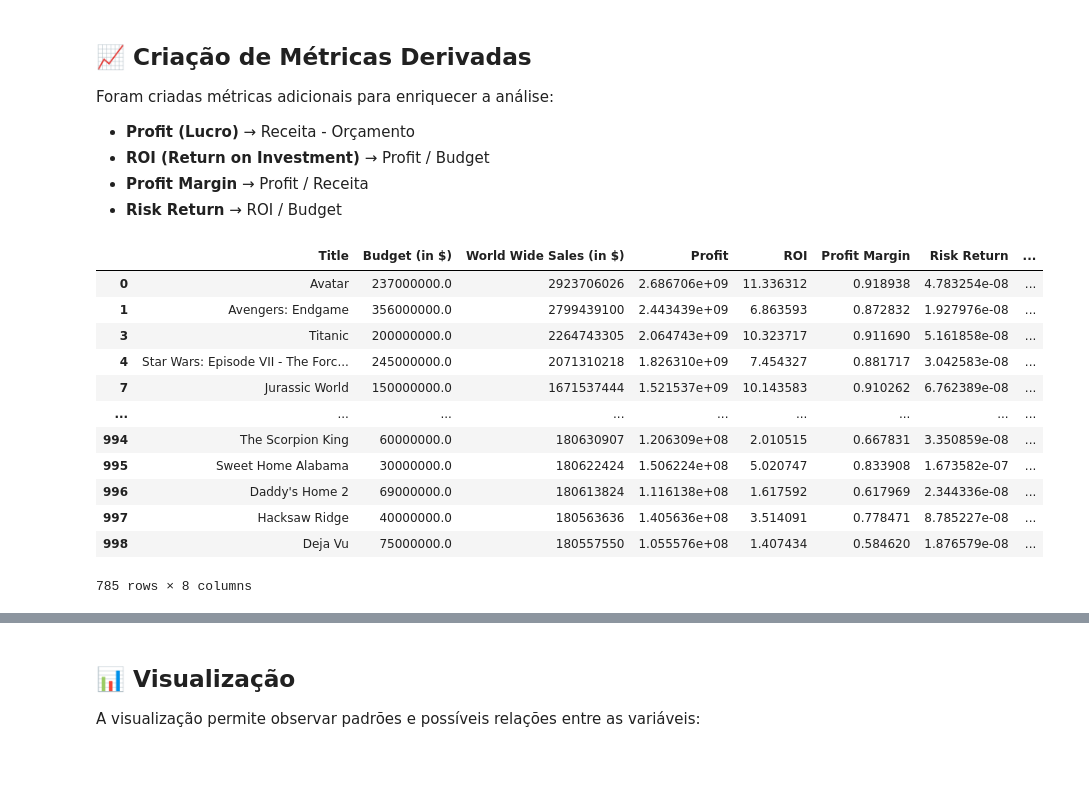
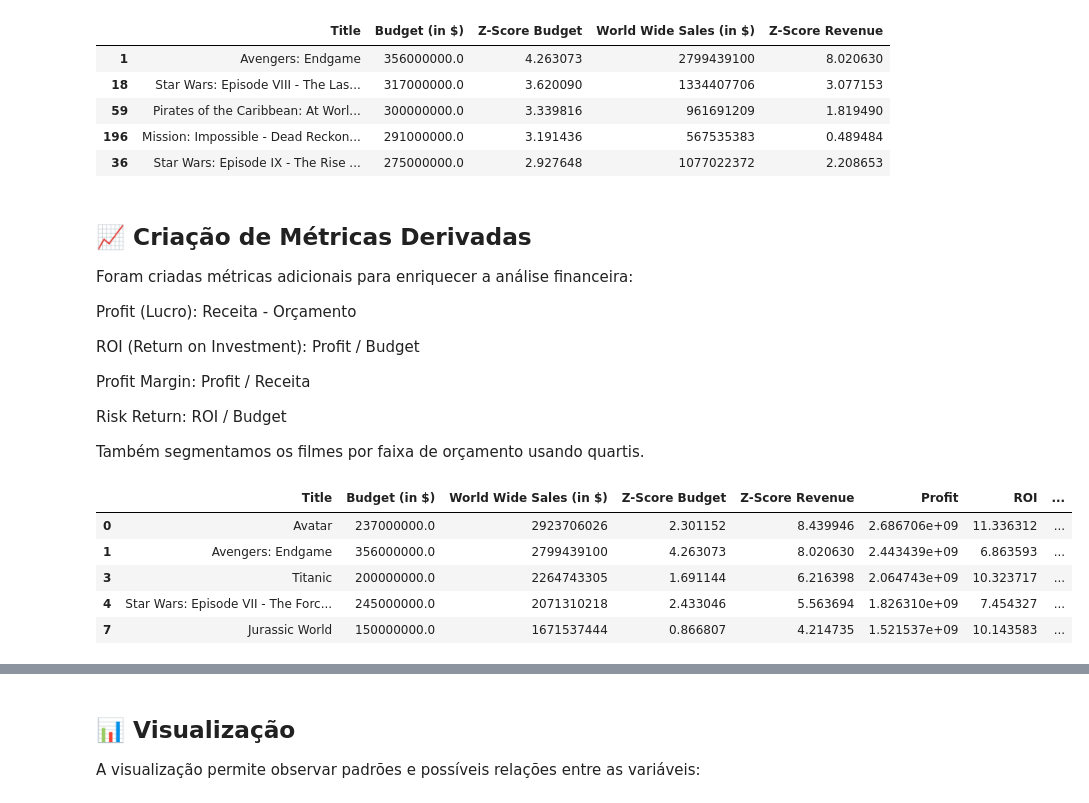
Before and after one commit to gabrielaniceto1/TrabalhoEstatistica, a Jupyter notebook: pergunta2.ipynb, the cells around one changed output, grey strips where cells are left out. Drawn from its saved outputs; the diff is of its cells as text; code cells hidden in the pictures; blank space fills up the shorter version.

```diff
--- a/pergunta2.ipynb
+++ b/pergunta2.ipynb
@@ -83,37 +125,50 @@ df
+# %%
+from scipy.stats import zscore
+
+df['Z-Score Budget'] = zscore(df['Budget (in $)'])
+df['Z-Score Revenue'] = zscore(df['World Wide Sales (in $)'])
+
+# Exibindo os 5 filmes mais fora da curva (Outliers extremos) baseados no Orçamento
+display(df[['Title', 'Budget (in $)', 'Z-Score Budget', 'World Wide Sales (in $)', 'Z-Score Revenue']].sort_values(by='Z-Score Budget', ascending=False).head())
+# %% [output]
+|  | Title | Budget (in $) | Z-Score Budget | World Wide Sales (in $) | Z-Score Revenue |
+| 1 | Avengers: Endgame | 356000000.0 | 4.263073 | 2799439100 | 8.020630 |
+| 18 | Star Wars: Episode VIII - The Las... | 317000000.0 | 3.620090 | 1334407706 | 3.077153 |
+| 59 | Pirates of the Caribbean: At Worl... | 300000000.0 | 3.339816 | 961691209 | 1.819490 |
+| 196 | Mission: Impossible - Dead Reckon... | 291000000.0 | 3.191436 | 567535383 | 0.489484 |
+| 36 | Star Wars: Episode IX - The Rise ... | 275000000.0 | 2.927648 | 1077022372 | 2.208653 |
 # %% [markdown]
 ## 📈 Criação de Métricas Derivadas
 
-Foram criadas métricas adicionais para enriquecer a análise:
+Foram criadas métricas adicionais para enriquecer a análise financeira:
 
-- **Profit (Lucro)** → Receita - Orçamento
-- **ROI (Return on Investment)** → Profit / Budget
-- **Profit Margin** → Profit / Receita
-- **Risk Return** → ROI / Budget
+Profit (Lucro): Receita - Orçamento
+
+ROI (Return on Investment): Profit / Budget
+
+Profit Margin: Profit / Receita
+
+Risk Return: ROI / Budget
+
+Também segmentamos os filmes por faixa de orçamento usando quartis.
 # %%
 df['Profit'] = df['World Wide Sales (in $)'] - df['Budget (in $)']
 df['ROI'] = df['Profit'] / df['Budget (in $)']
 df['Profit Margin'] = df['Profit'] / df['World Wide Sales (in $)']
 df['Risk Return'] = df['ROI'] / df['Budget (in $)']
 
-# Segmentação por faixa de orçamento
+# Segmentação por faixa de orçamento (Quartis)
 df['Budget Category'] = pd.qcut(
     df['Budget (in $)'],
     q=4,
     labels=['Low', 'Medium', 'High', 'Blockbuster']
 )
 
-df
+display(df.head())
 # %% [output]
-|  | Title | Budget (in $) | World Wide Sales (in $) | Profit | ROI | Profit Margin | Risk Return | ... |
-| 0 | Avatar | 237000000.0 | 2923706026 | 2.686706e+09 | 11.336312 | 0.918938 | 4.783254e-08 | ... |
-| 1 | Avengers: Endgame | 356000000.0 | 2799439100 | 2.443439e+09 | 6.863593 | 0.872832 | 1.927976e-08 | ... |
-| 3 | Titanic | 200000000.0 | 2264743305 | 2.064743e+09 | 10.323717 | 0.911690 | 5.161858e-08 | ... |
-| 4 | Star Wars: Episode VII - The Forc... | 245000000.0 | 2071310218 | 1.826310e+09 | 7.454327 | 0.881717 | 3.042583e-08 | ... |
-| 7 | Jurassic World | 150000000.0 | 1671537444 | 1.521537e+09 | 10.143583 | 0.910262 | 6.762389e-08 | ... |
-| ... | ... | ... | ... | ... | ... | ... | ... | ... |
-| 994 | The Scorpion King | 60000000.0 | 180630907 | 1.206309e+08 | 2.010515 | 0.667831 | 3.350859e-08 | ... |
-| 995 | Sweet Home Alabama | 30000000.0 | 180622424 | 1.506224e+08 | 5.020747 | 0.833908 | 1.673582e-07 | ... |
-| 996 | Daddy's Home 2 | 69000000.0 | 180613824 | 1.116138e+08 | 1.617592 | 0.617969 | 2.344336e-08 | ... |
-| 997 | Hacksaw Ridge | 40000000.0 | 180563636 | 1.405636e+08 | 3.514091 | 0.778471 | 8.785227e-08 | ... |
-| 998 | Deja Vu | 75000000.0 | 180557550 | 1.055576e+08 | 1.407434 | 0.584620 | 1.876579e-08 | ... |
+|  | Title | Budget (in $) | World Wide Sales (in $) | Z-Score Budget | Z-Score Revenue | Profit | ROI | ... |
+| 0 | Avatar | 237000000.0 | 2923706026 | 2.301152 | 8.439946 | 2.686706e+09 | 11.336312 | ... |
+| 1 | Avengers: Endgame | 356000000.0 | 2799439100 | 4.263073 | 8.020630 | 2.443439e+09 | 6.863593 | ... |
+| 3 | Titanic | 200000000.0 | 2264743305 | 1.691144 | 6.216398 | 2.064743e+09 | 10.323717 | ... |
+| 4 | Star Wars: Episode VII - The Forc... | 245000000.0 | 2071310218 | 2.433046 | 5.563694 | 1.826310e+09 | 7.454327 | ... |
+| 7 | Jurassic World | 150000000.0 | 1671537444 | 0.866807 | 4.214735 | 1.521537e+09 | 10.143583 | ... |
-785 rows × 8 columns
```
Also changed, not shown: parts of 15 cells of this notebook.
